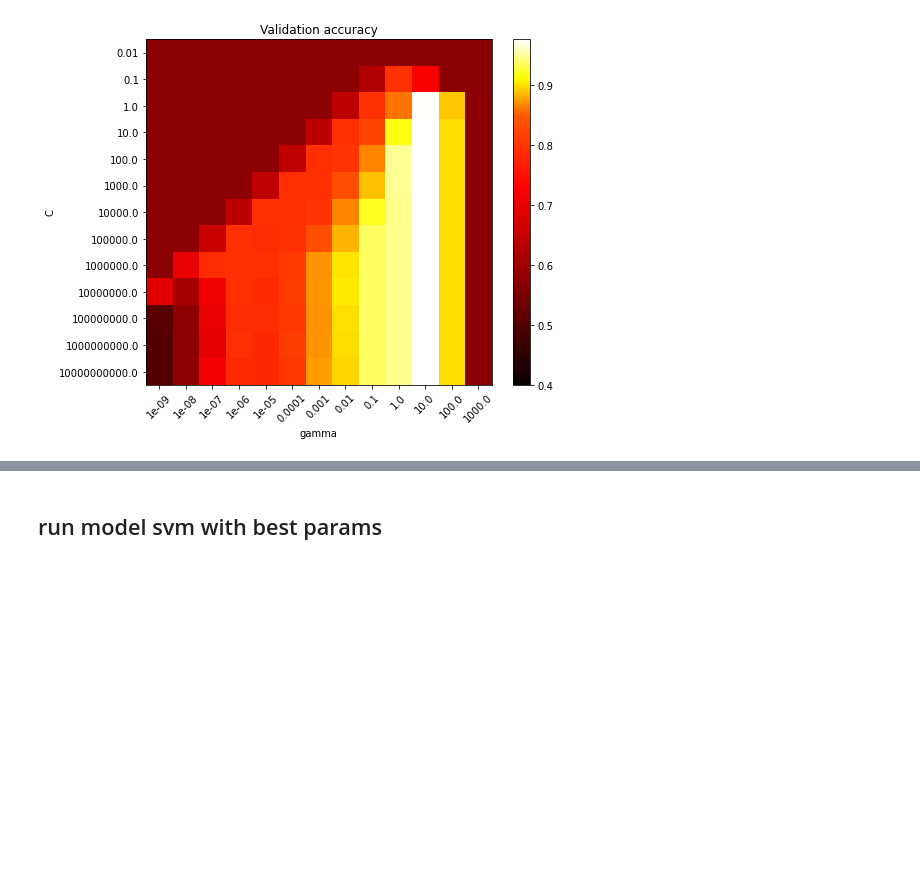
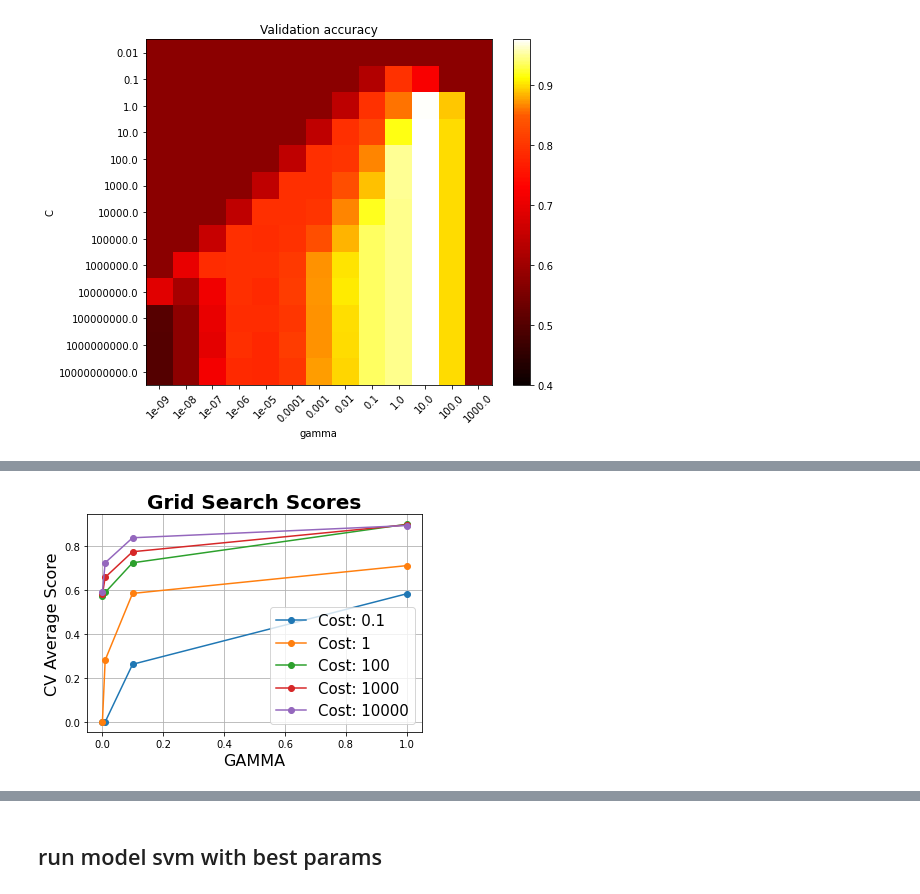
Before and after one commit to hinatanvir/Fault-Detection-SECOM, a Jupyter notebook: Hina/svm param vis.ipynb, the cells around one changed output, grey strips where cells are left out. Drawn from its saved outputs; the diff is of its cells as text; code cells hidden in the pictures; blank space fills up the shorter version.

```diff
--- a/Hina/svm param vis.ipynb
+++ b/Hina/svm param vis.ipynb
@@ -567,0 +613,4 @@ plt.show()
+# %%
+plot_grid_search(gridforvis.cv_results_, param_gamma, param_C, 'GAMMA', 'Cost')
+# %% [output]
+[figure, added]
```
Also changed, not shown: parts of 40 cells of this notebook, 1 other file.
